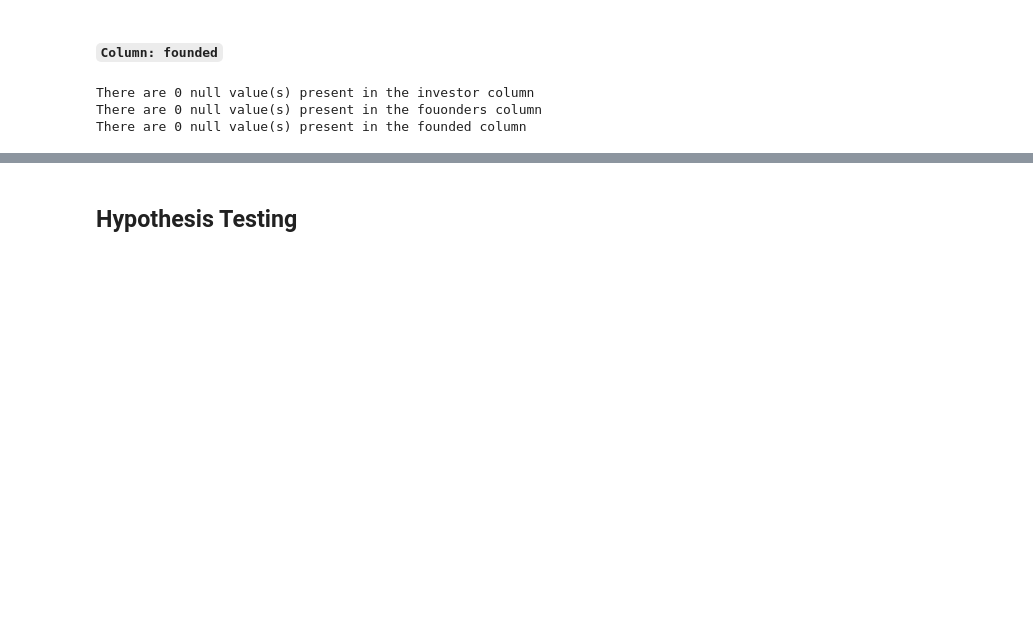
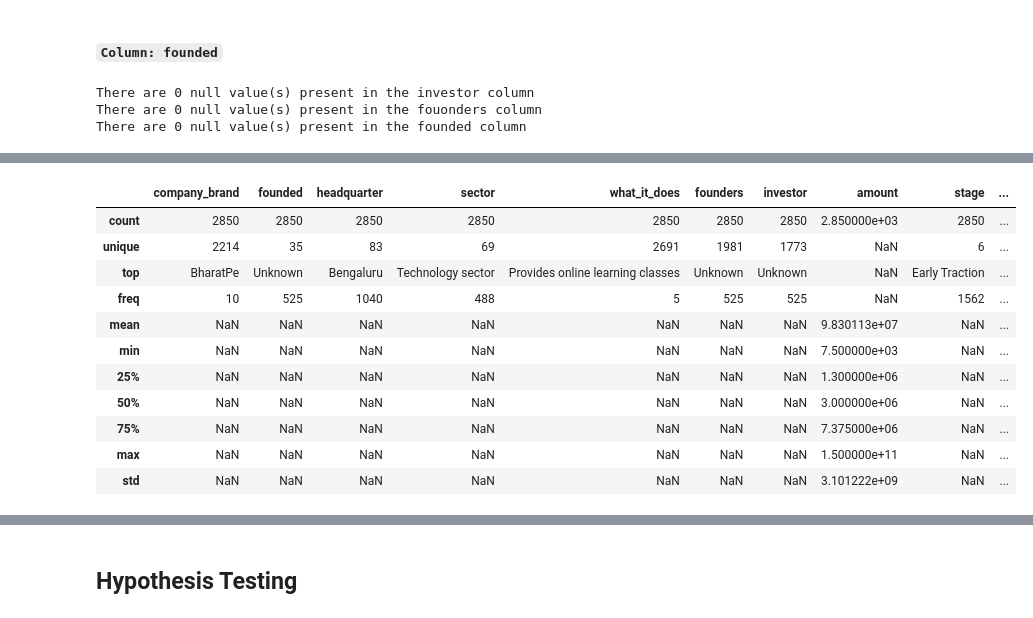
Before and after one commit to edadso/Exploring-Opportunities-in-the-Indian-Startup-Ecosystem, a Jupyter notebook: project_code.ipynb, the cells around one changed output, grey strips where cells are left out. Saved outputs shown, nothing was run; the diff lists cells and outputs as text; code cells hidden in the pictures; blank space fills up the shorter version.

```diff
--- a/project_code.ipynb
+++ b/project_code.ipynb
@@ -1135,0 +1171,16 @@ There are 0 null value(s) present in the founded column
+# %%
+# check statistical summary of the dataset
+df_combined.describe(include = "all")
+# %% [output]
+|  | company_brand | founded | headquarter | sector | what_it_does | founders | investor | amount | stage | ... |
+| count | 2850 | 2850 | 2850 | 2850 | 2850 | 2850 | 2850 | 2.850000e+03 | 2850 | ... |
+| unique | 2214 | 35 | 83 | 69 | 2691 | 1981 | 1773 | NaN | 6 | ... |
+| top | BharatPe | Unknown | Bengaluru | Technology sector | Provides online learning classes | Unknown | Unknown | NaN | Early Traction | ... |
+| freq | 10 | 525 | 1040 | 488 | 5 | 525 | 525 | NaN | 1562 | ... |
+| mean | NaN | NaN | NaN | NaN | NaN | NaN | NaN | 9.830113e+07 | NaN | ... |
+| min | NaN | NaN | NaN | NaN | NaN | NaN | NaN | 7.500000e+03 | NaN | ... |
+| 25% | NaN | NaN | NaN | NaN | NaN | NaN | NaN | 1.300000e+06 | NaN | ... |
+| 50% | NaN | NaN | NaN | NaN | NaN | NaN | NaN | 3.000000e+06 | NaN | ... |
+| 75% | NaN | NaN | NaN | NaN | NaN | NaN | NaN | 7.375000e+06 | NaN | ... |
+| max | NaN | NaN | NaN | NaN | NaN | NaN | NaN | 1.500000e+11 | NaN | ... |
+| std | NaN | NaN | NaN | NaN | NaN | NaN | NaN | 3.101222e+09 | NaN | ... |
```
Also changed, not shown: parts of 12 cells of this notebook, 1 other file.
